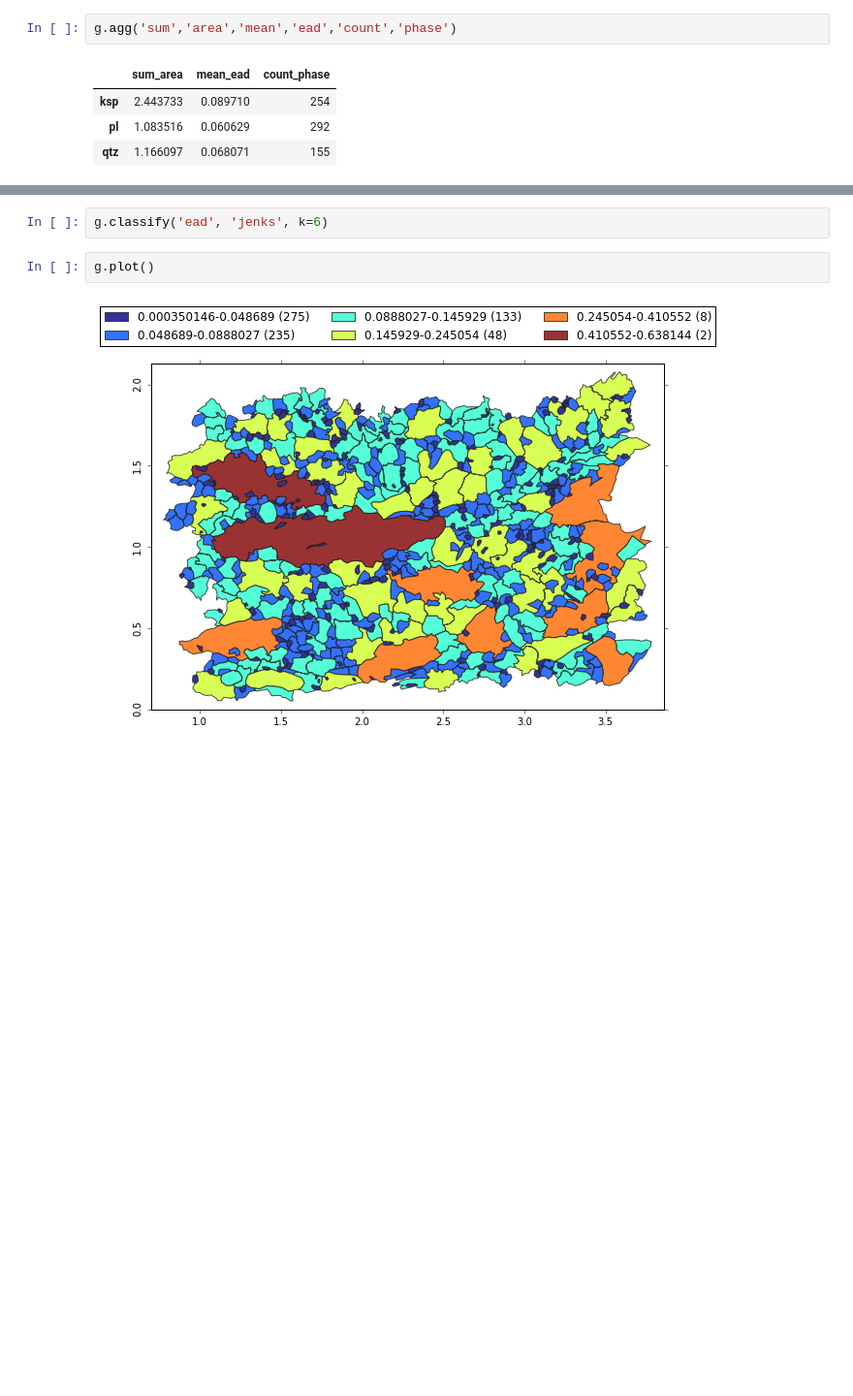
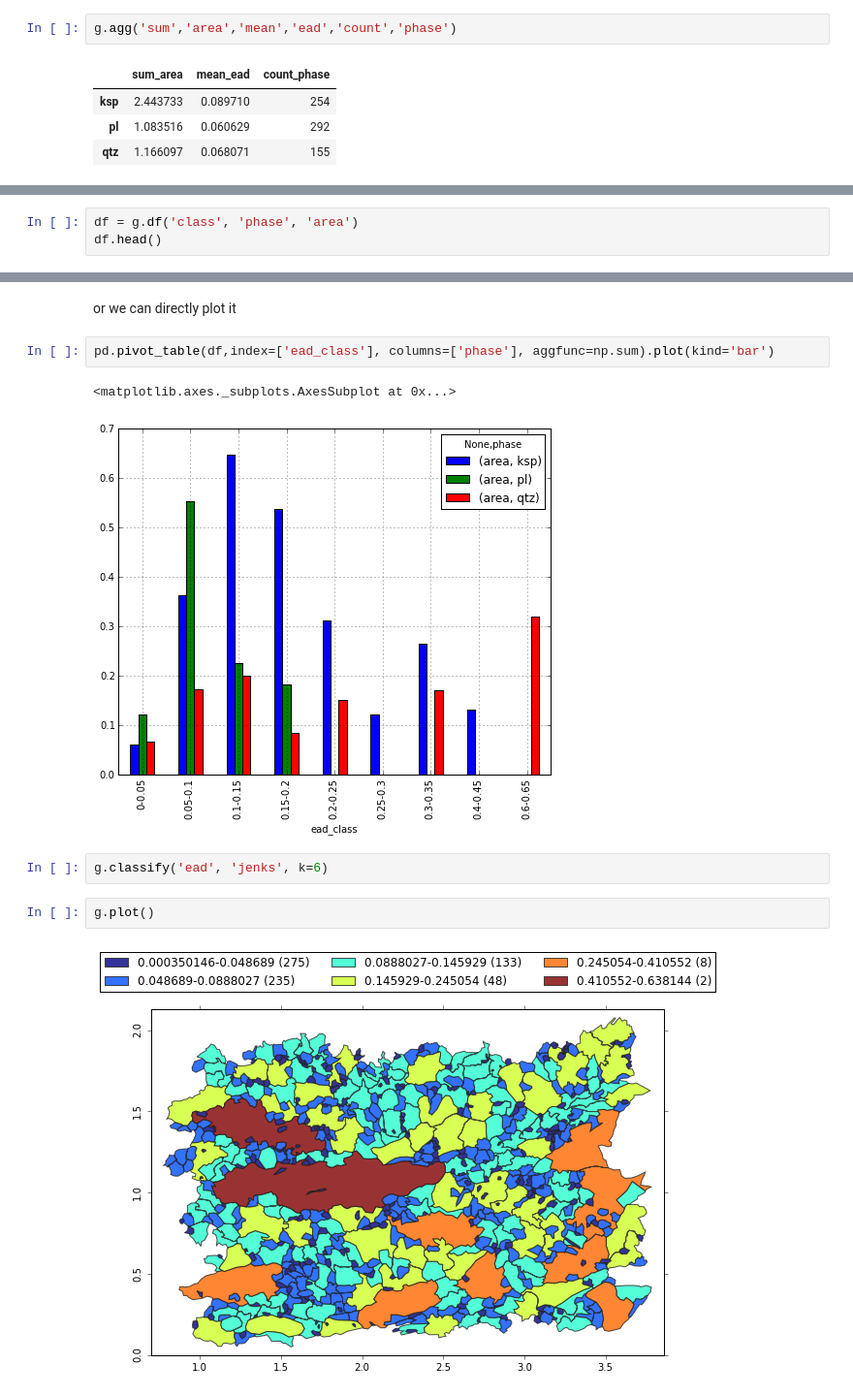
Before and after one commit to ondrolexa/polylx, a Jupyter notebook: polylx_tutorial.ipynb, the cells around one changed output, grey strips where cells are left out. Shown: that part at 97% size. Drawn from its saved outputs; the diff is of its cells as text; blank space fills up the shorter version.

```diff
--- a/polylx_tutorial.ipynb
+++ b/polylx_tutorial.ipynb
@@ -82,0 +123,3 @@ g['qtz'].plot()
+# %%
+df = g.df('class', 'phase', 'area')
+df.head()
@@ -83,3 +150,10 @@ g['qtz'].plot()
+# %% [markdown]
+or we can directly plot it
+# %%
+pd.pivot_table(df,index=['ead_class'], columns=['phase'], aggfunc=np.sum).plot(kind='bar')
+# %% [output]
+<matplotlib.axes._subplots.AxesSubplot at 0x...>
+[figure, added]
 # %%
 g.classify('ead', 'jenks', k=6)
 # %%
```
Also changed, not shown: parts of 15 cells of this notebook, 1 other file.
